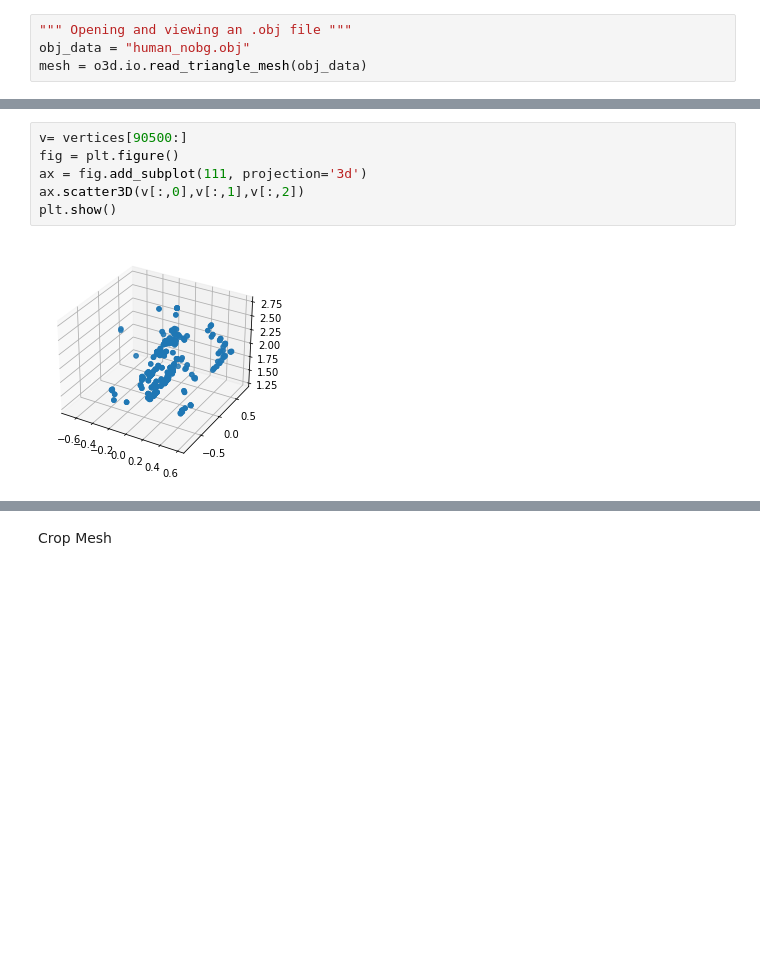
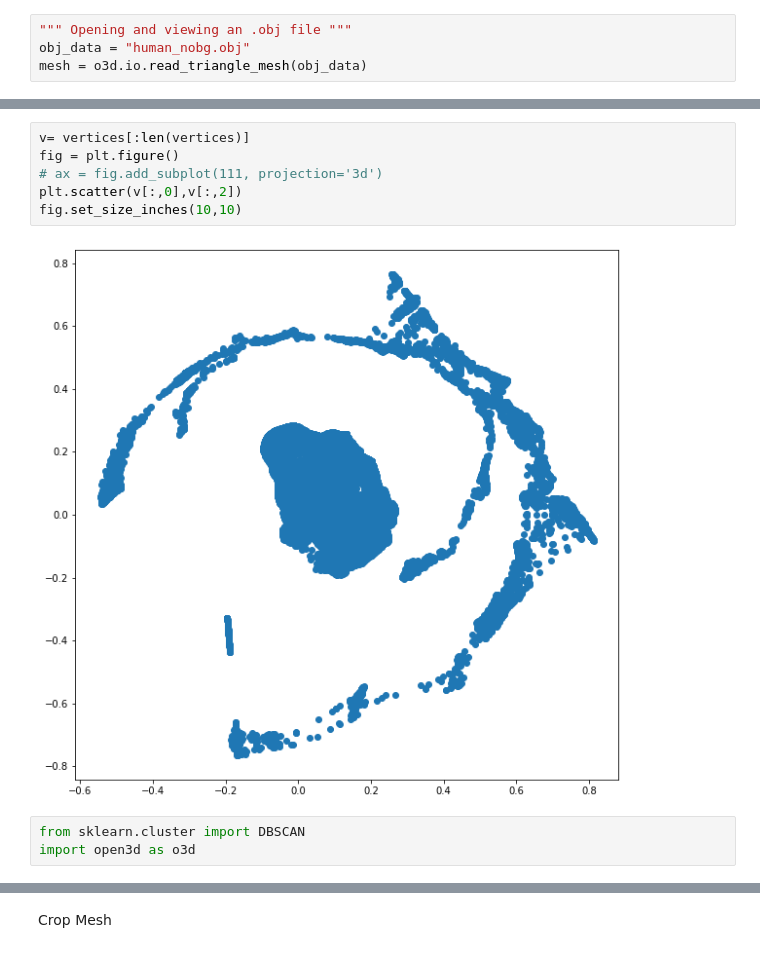
Before and after one commit to KevmarPerez/cmu-prosthetics, a Jupyter notebook: open3d_test/mm.ipynb, the cells around one changed output, grey strips where cells are left out. Cells and saved outputs as stored; diff of their text form; blank space fills up the shorter version.

```diff
--- a/open3d_test/mm.ipynb
+++ b/open3d_test/mm.ipynb
@@ -22,8 +46,11 @@ vertices = np.asarray(mesh.vertices)
 # %%
-v= vertices[90500:]
+v= vertices[:len(vertices)]
 fig = plt.figure()
-ax = fig.add_subplot(111, projection='3d')
-ax.scatter3D(v[:,0],v[:,1],v[:,2])
-plt.show()
+# ax = fig.add_subplot(111, projection='3d')
+plt.scatter(v[:,0],v[:,2])
+fig.set_size_inches(10,10)
 # %% [output]
-[figure, old version]
+[figure, new version]
+# %%
+from sklearn.cluster import DBSCAN
+import open3d as o3d
```
Also changed, not shown: parts of 10 cells of this notebook, 14 other files.
